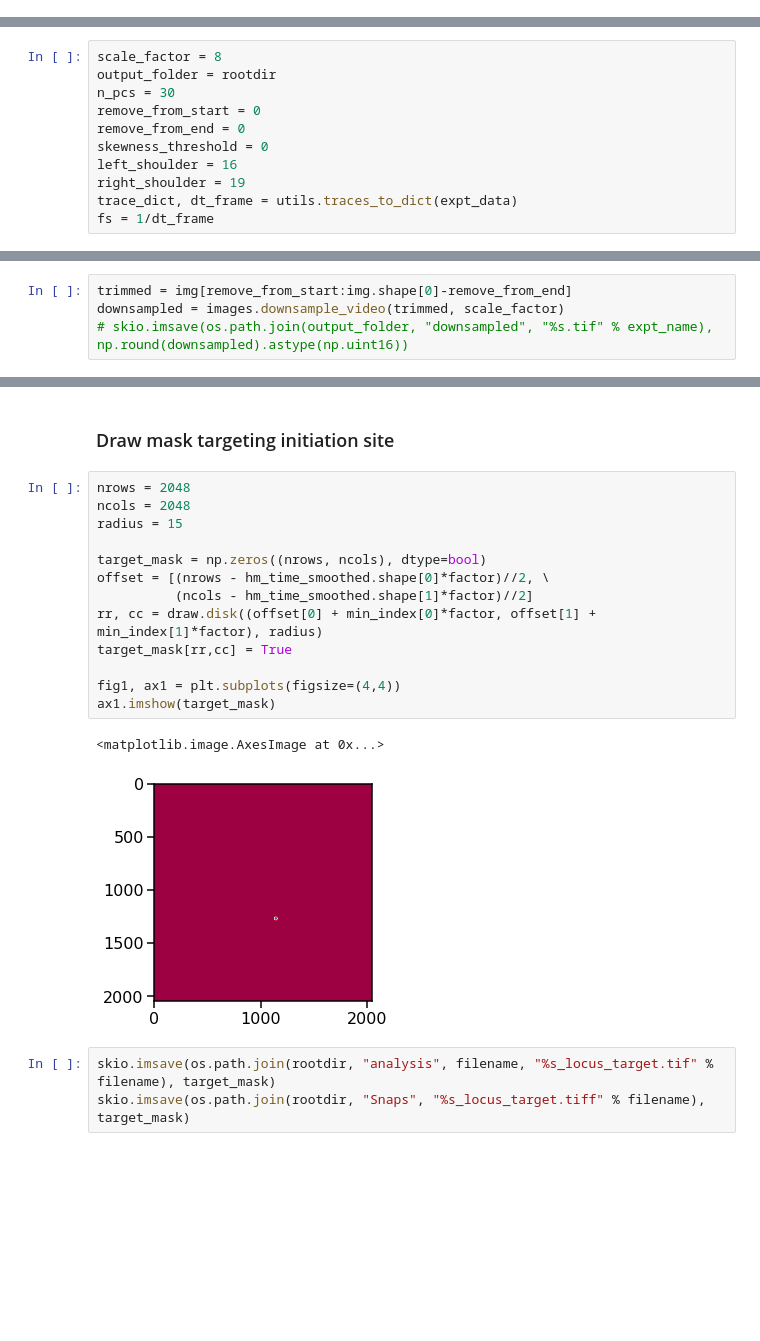
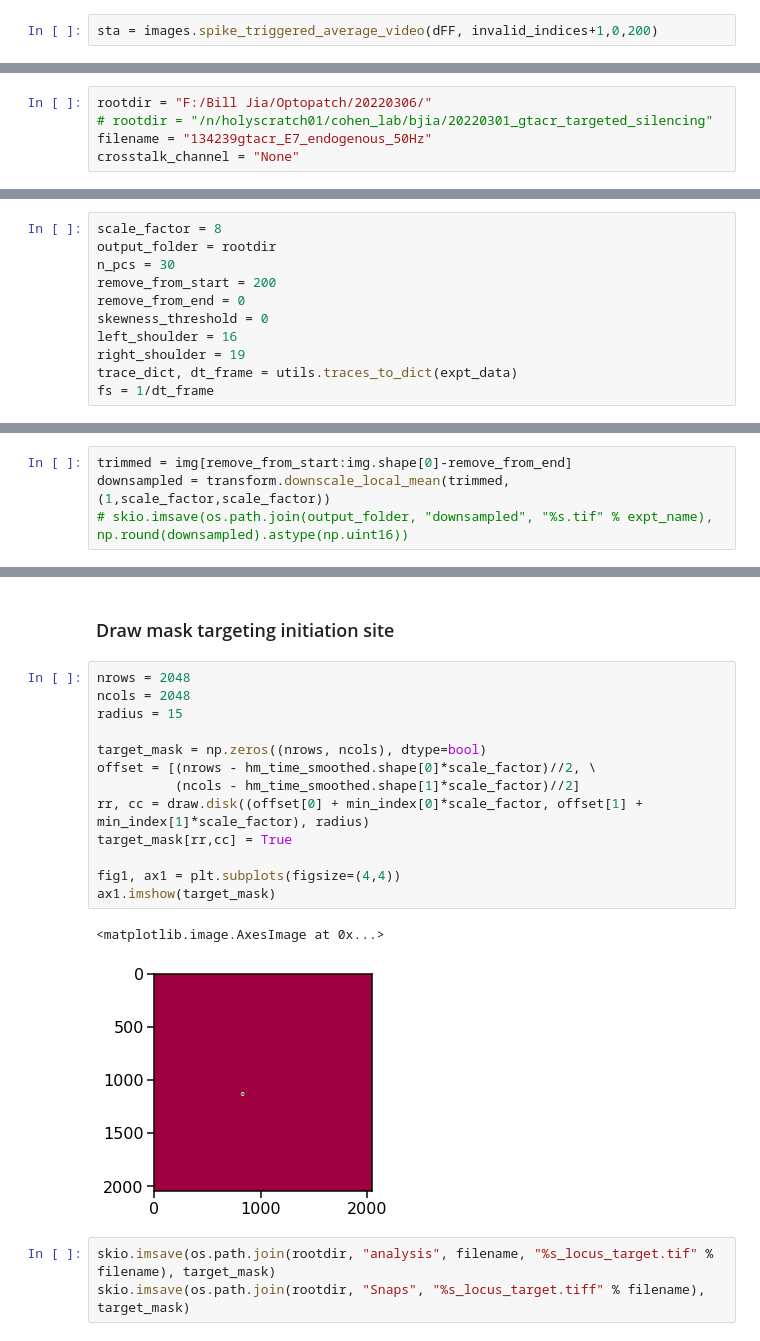
Before and after one commit to adamcohenlab/Jia2023FirstHeartbeat, a Jupyter notebook: offline_initiation_locus_identification.ipynb, the cells around one changed output, grey strips where cells are left out. Drawn from its saved outputs; the diff is of its cells as text; blank space fills up the shorter version.

```diff
--- a/offline_initiation_locus_identification.ipynb
+++ b/offline_initiation_locus_identification.ipynb
@@ -37,0 +103,2 @@ crosstalk_channel = "None"
+# %%
+sta = images.spike_triggered_average_video(dFF, invalid_indices+1,0,200)
@@ -38,12 +114,17 @@ crosstalk_channel = "None"
 # %% [markdown]
 ## Convert to tif, downsample and denoise
+# %%
+rootdir = "F:/Bill Jia/Optopatch/20220306/"
+# rootdir = "/n/holyscratch01/cohen_lab/bjia/20220301_gtacr_targeted_silencing"
+filename = "134239gtacr_E7_endogenous_50Hz"
+crosstalk_channel = "None"
 # %%
 img, expt_data = images.load_image(rootdir, filename, raw=True)
 # %%
 scale_factor = 8
 output_folder = rootdir
 n_pcs = 30
-remove_from_start = 0
+remove_from_start = 200
 remove_from_end = 0
 skewness_threshold = 0
 left_shoulder = 16
@@ -57,5 +138,5 @@ os.makedirs(os.path.join(output_folder, "stim_frames_removed"), exist_ok=True)
 os.makedirs(os.path.join(output_folder, "corrected"), exist_ok=True)
 # %%
 trimmed = img[remove_from_start:img.shape[0]-remove_from_end]
-downsampled = images.downsample_video(trimmed, scale_factor)
+downsampled = transform.downscale_local_mean(trimmed, (1,scale_factor,scale_factor))
 # skio.imsave(os.path.join(output_folder, "downsampled", "%s.tif" % expt_name), np.round(downsampled).astype(np.uint16))
@@ -353,19 +424,19 @@ axes[1].plot(min_index[1], min_index[0], "wx")
 # %%
 nrows = 2048
 ncols = 2048
 radius = 15
 
 target_mask = np.zeros((nrows, ncols), dtype=bool)
-offset = [(nrows - hm_time_smoothed.shape[0]*factor)//2, \
-          (ncols - hm_time_smoothed.shape[1]*factor)//2]
-rr, cc = draw.disk((offset[0] + min_index[0]*factor, offset[1] + min_index[1]*factor), radius)
+offset = [(nrows - hm_time_smoothed.shape[0]*scale_factor)//2, \
+          (ncols - hm_time_smoothed.shape[1]*scale_factor)//2]
+rr, cc = draw.disk((offset[0] + min_index[0]*scale_factor, offset[1] + min_index[1]*scale_factor), radius)
 target_mask[rr,cc] = True
 
 fig1, ax1 = plt.subplots(figsize=(4,4))
 ax1.imshow(target_mask)
 # %% [output]
 <matplotlib.image.AxesImage at 0x...>
-[figure, old version]
+[figure, new version]
 # %%
 skio.imsave(os.path.join(rootdir, "analysis", filename, "%s_locus_target.tif" % filename), target_mask)
 skio.imsave(os.path.join(rootdir, "Snaps", "%s_locus_target.tiff" % filename), target_mask)
```
Also changed, not shown: parts of 28 cells of this notebook.
